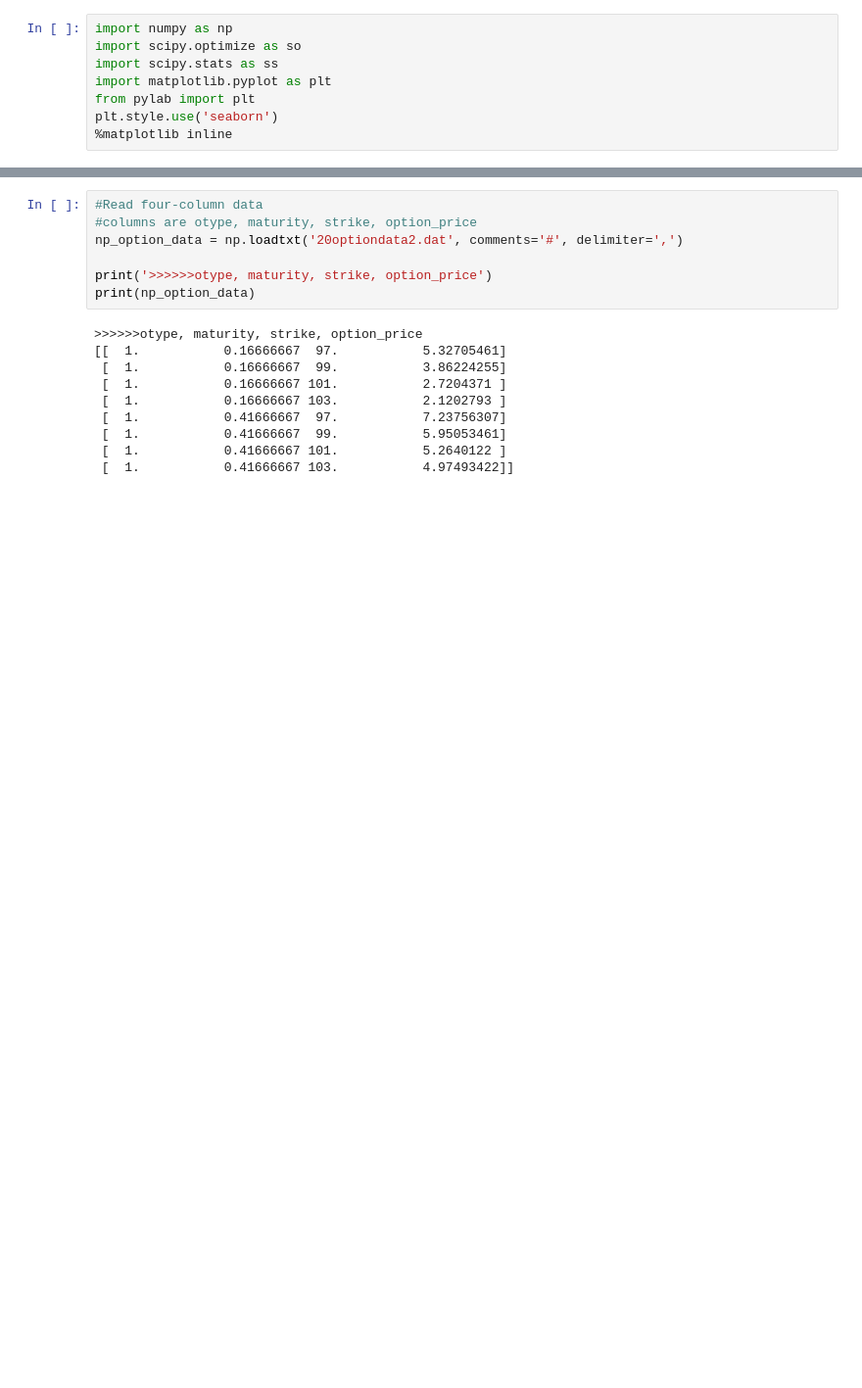
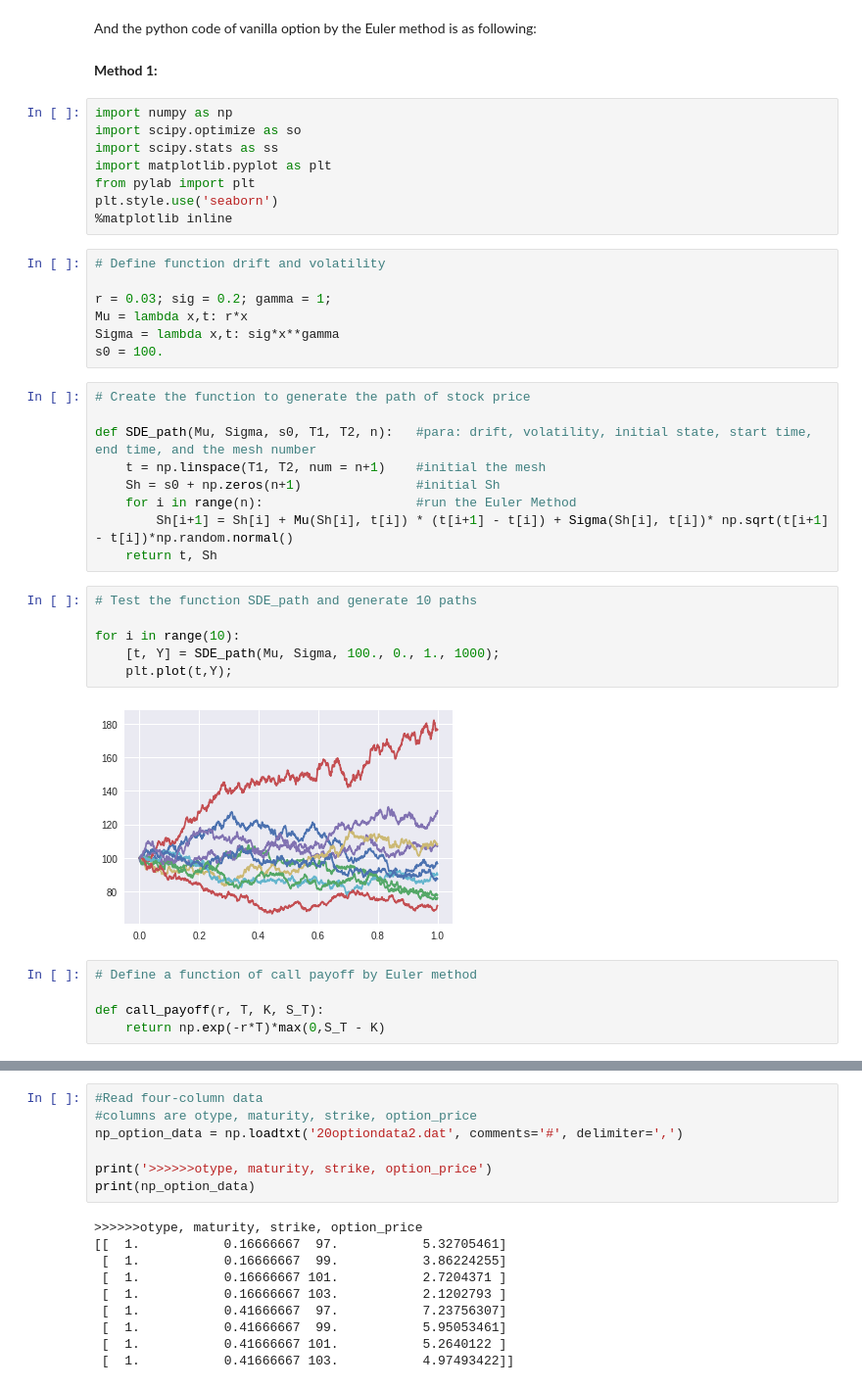
Before and after one commit to JiaminJIAN/20MA573, a Jupyter notebook: src/Euler_method.ipynb, the cells around one changed output, grey strips where cells are left out. Shown at 98% size. Drawn from its saved outputs; the diff is of its cells as text; blank space fills up the shorter version.

```diff
--- a/src/Euler_method.ipynb
+++ b/src/Euler_method.ipynb
@@ -3,3 +27,7 @@
+# %% [markdown]
+And the python code of vanilla option by the Euler method is as following:
+# %% [markdown]
+**Method 1:**
 # %%
 import numpy as np
 import scipy.optimize as so
@@ -8,3 +36,32 @@ import matplotlib.pyplot as plt
 from pylab import plt
 plt.style.use('seaborn')
 %matplotlib inline
+# %%
+# Define function drift and volatility
+
+r = 0.03; sig = 0.2; gamma = 1;
+Mu = lambda x,t: r*x
+Sigma = lambda x,t: sig*x**gamma
+s0 = 100.
+# %%
+# Create the function to generate the path of stock price
+
+def SDE_path(Mu, Sigma, s0, T1, T2, n):   #para: drift, volatility, initial state, start time, end time, and the mesh number
+    t = np.linspace(T1, T2, num = n+1)    #initial the mesh
+    Sh = s0 + np.zeros(n+1)               #initial Sh
+    for i in range(n):                    #run the Euler Method
+        Sh[i+1] = Sh[i] + Mu(Sh[i], t[i]) * (t[i+1] - t[i]) + Sigma(Sh[i], t[i])* np.sqrt(t[i+1] - t[i])*np.random.normal()
+    return t, Sh
+# %%
+# Test the function SDE_path and generate 10 paths
+
+for i in range(10):
+    [t, Y] = SDE_path(Mu, Sigma, 100., 0., 1., 1000);
+    plt.plot(t,Y);
+# %% [output]
+[figure, added]
+# %%
+# Define a function of call payoff by Euler method
+
+def call_payoff(r, T, K, S_T):
+    return np.exp(-r*T)*max(0,S_T - K)
```
Also changed, not shown: parts of 46 cells of this notebook.
